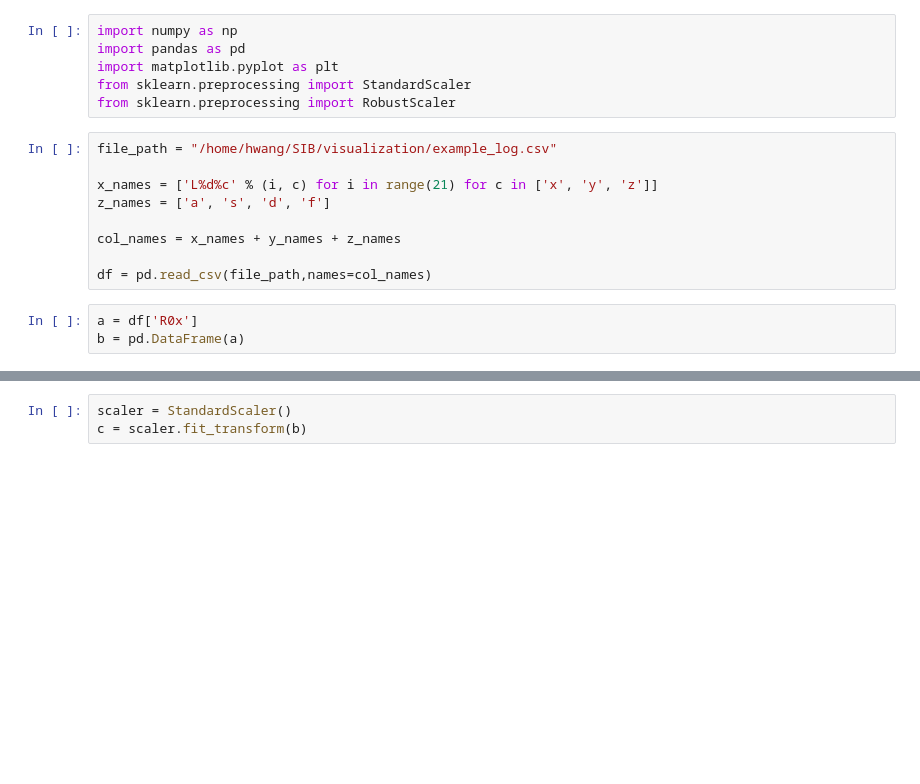
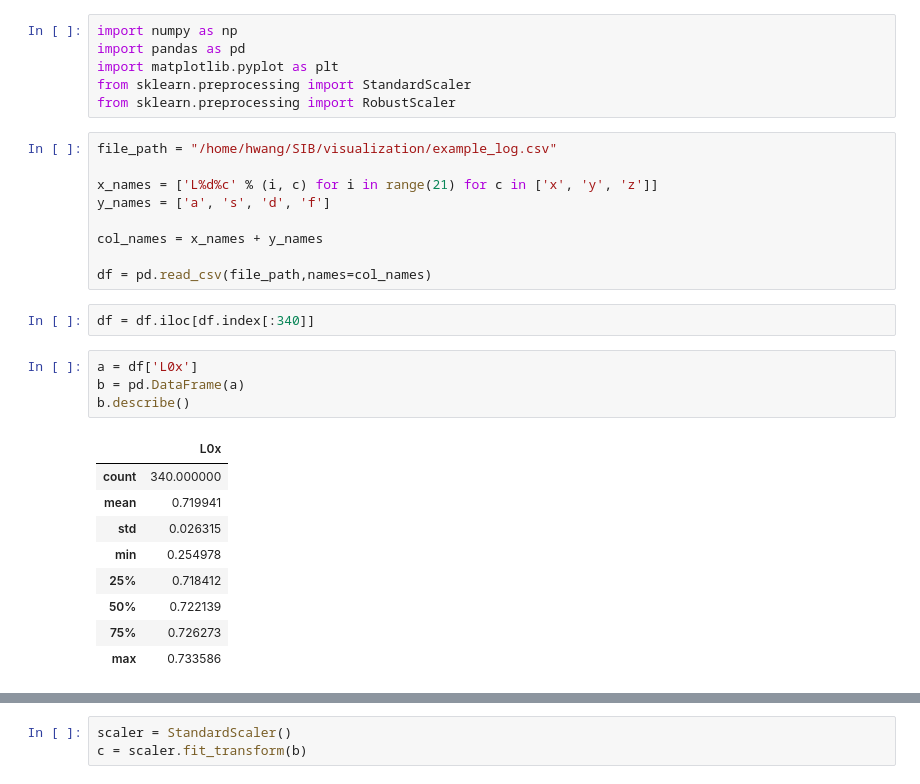
Before and after one commit to KNU-BrainAI-Capstone2021/SIB, a Jupyter notebook: examples/preprocessing/analyze.ipynb, the cells around one changed output, grey strips where cells are left out. Saved outputs shown, nothing was run; the diff lists cells and outputs as text; blank space fills up the shorter version.

```diff
--- a/examples/preprocessing/analyze.ipynb
+++ b/examples/preprocessing/analyze.ipynb
@@ -8,12 +8,25 @@ from sklearn.preprocessing import RobustScaler
 file_path = "/home/hwang/SIB/visualization/example_log.csv"
 
 x_names = ['L%d%c' % (i, c) for i in range(21) for c in ['x', 'y', 'z']]
-z_names = ['a', 's', 'd', 'f']
+y_names = ['a', 's', 'd', 'f']
 
-col_names = x_names + y_names + z_names
+col_names = x_names + y_names
 
 df = pd.read_csv(file_path,names=col_names)
+# %%
+df = df.iloc[df.index[:340]]
 # %%
-a = df['R0x']
+a = df['L0x']
 b = pd.DataFrame(a)
+b.describe()
+# %% [output]
+|  | L0x |
+| count | 340.000000 |
+| mean | 0.719941 |
+| std | 0.026315 |
+| min | 0.254978 |
+| 25% | 0.718412 |
+| 50% | 0.722139 |
+| 75% | 0.726273 |
+| max | 0.733586 |
 # %%
```
Also changed, not shown: parts of 12 cells of this notebook.
